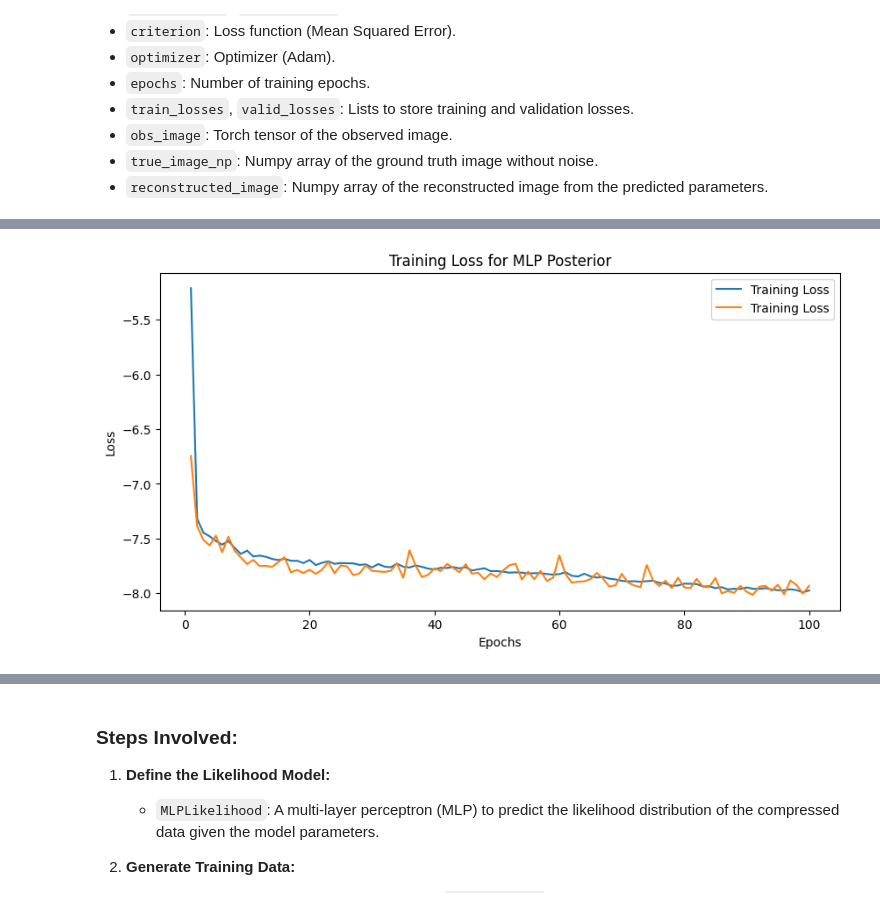
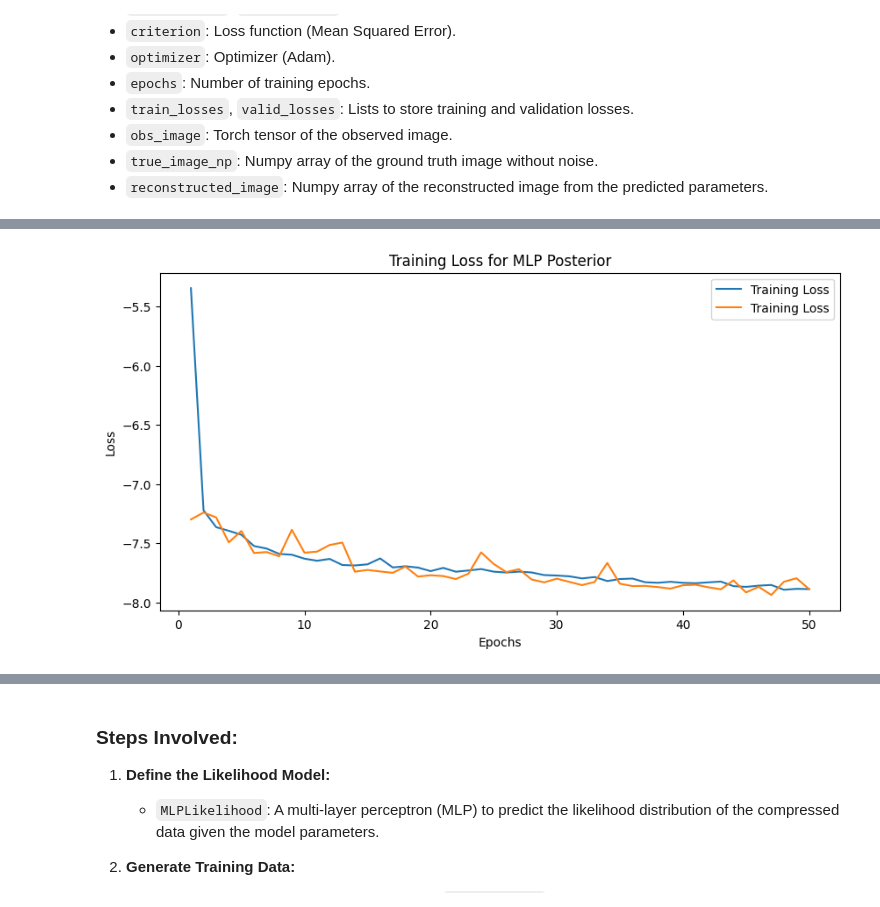
Before and after one commit to Ciela-Institute/Bayesian_Inference_Tutorial, a Jupyter notebook: Ciela_Simulation_Based_Inference.ipynb, the cells around one changed output, grey strips where cells are left out. Cells and saved outputs as stored; diff of their text form; code cells hidden in the pictures.

```diff
--- a/Ciela_Simulation_Based_Inference.ipynb
+++ b/Ciela_Simulation_Based_Inference.ipynb
@@ -858,7 +858,7 @@ def negative_log_likelihood(mean, log_var, true_params):
     return torch.mean(nll)
 
 # Training loop
-posterior_epochs = 100
+posterior_epochs = 50
 posterior_train_losses = []
 posterior_valid_losses = []
 
@@ -926,4 +926,4 @@ Epoch [100/100] | Train Loss: -7.9742 | Val Loss: -7.9317
-[figure, old version]
+[figure, new version]
 # %%
 # Generate samples from the learned posterior neural network
 posterior_model.eval()
```
Also changed, not shown: parts of 16 cells of this notebook.
